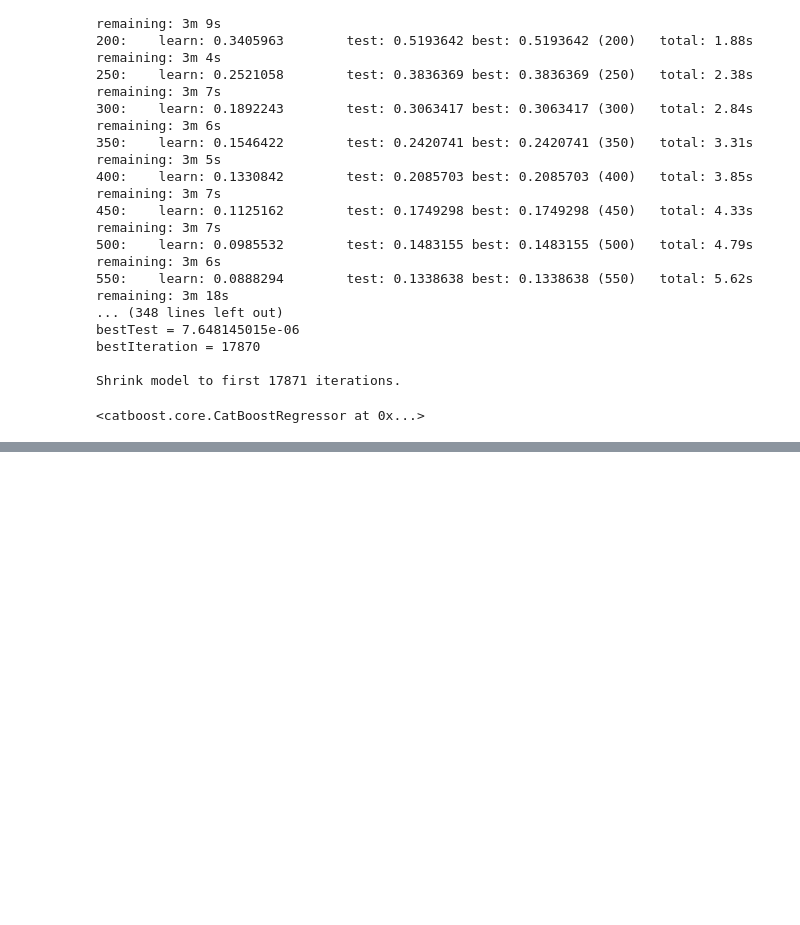
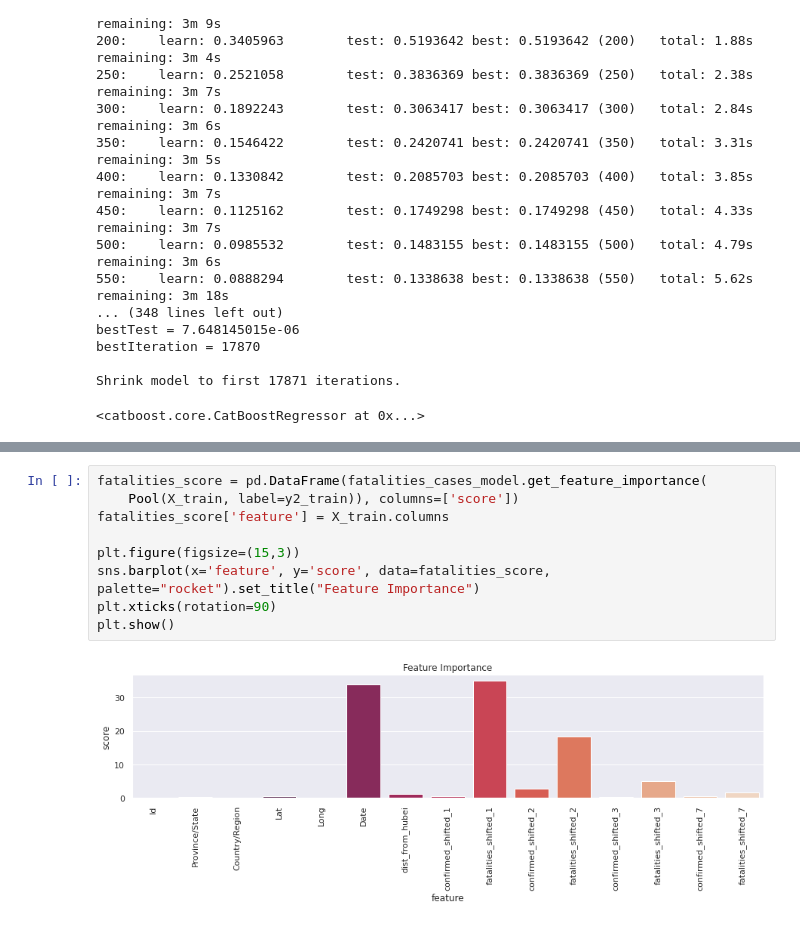
Before and after one commit to pjindal91/kaggle-covid-19, a Jupyter notebook: covid-19.ipynb, the cells around one changed output, grey strips where cells are left out. Cells and saved outputs as stored; diff of their text form; blank space fills up the shorter version.

```diff
--- a/covid-19.ipynb
+++ b/covid-19.ipynb
@@ -260,0 +272,11 @@ Shrink model to first 17871 iterations.
+# %%
+fatalities_score = pd.DataFrame(fatalities_cases_model.get_feature_importance(
+    Pool(X_train, label=y2_train)), columns=['score'])
+fatalities_score['feature'] = X_train.columns
+
+plt.figure(figsize=(15,3))
+sns.barplot(x='feature', y='score', data=fatalities_score, palette="rocket").set_title("Feature Importance")
+plt.xticks(rotation=90)
+plt.show()
+# %% [output]
+[figure, added]
```
Also changed, not shown: parts of 2 cells of this notebook, 1 other file.
